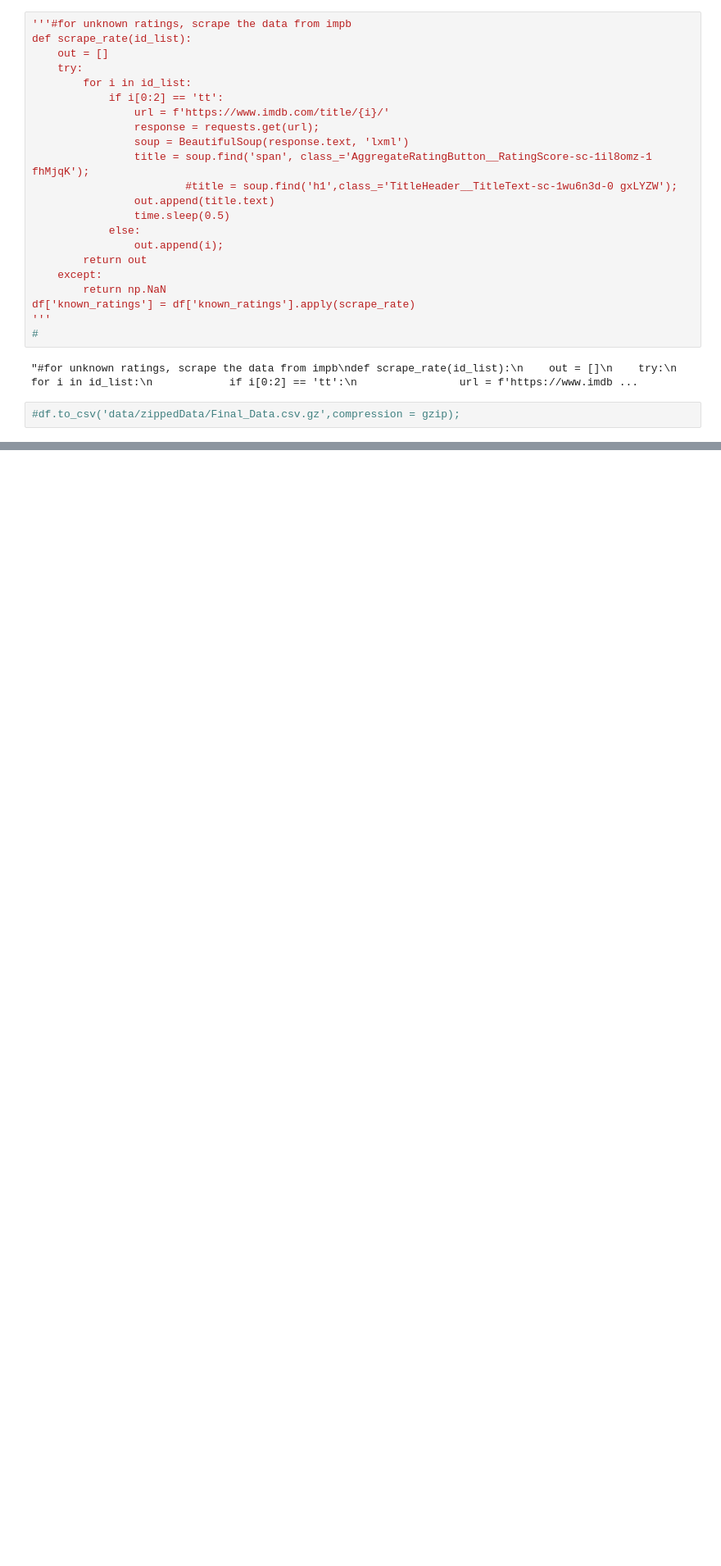
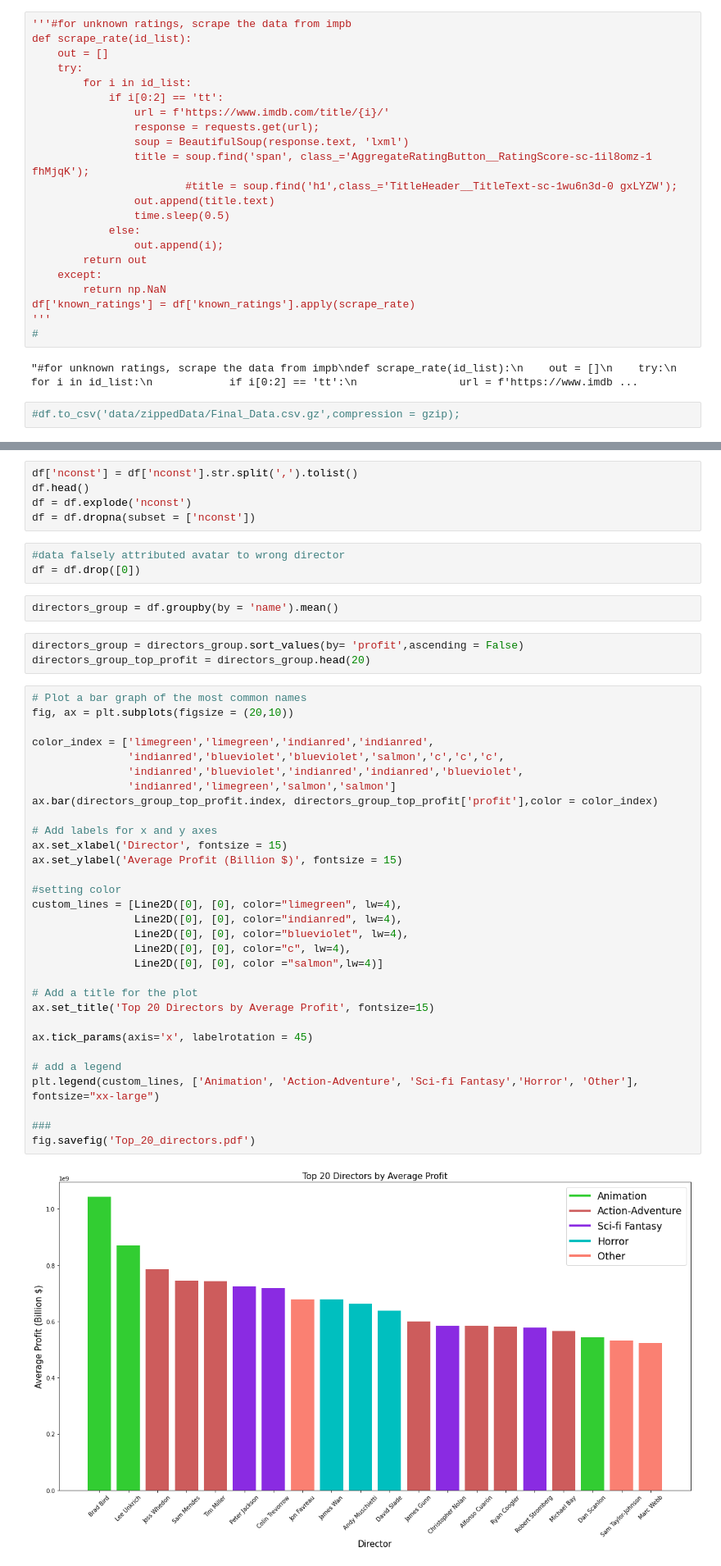
Before and after one commit to camdeman/MMA, a Jupyter notebook: Project_One.ipynb, the cells around one changed output, grey strips where cells are left out. Shown at 82% size. Saved outputs shown, nothing was run; the diff lists cells and outputs as text; blank space fills up the shorter version.

```diff
--- a/Project_One.ipynb
+++ b/Project_One.ipynb
@@ -277,0 +419,46 @@ df['known_ratings'] = df['known_ratings'].apply(scrape_rate)
+# %%
+df['nconst'] = df['nconst'].str.split(',').tolist()
+df.head()
+df = df.explode('nconst')
+df = df.dropna(subset = ['nconst'])
+# %%
+#data falsely attributed avatar to wrong director
+df = df.drop([0])
+# %%
+directors_group = df.groupby(by = 'name').mean()
+# %%
+directors_group = directors_group.sort_values(by= 'profit',ascending = False)
+directors_group_top_profit = directors_group.head(20)
+# %%
+# Plot a bar graph of the most common names
+fig, ax = plt.subplots(figsize = (20,10))
+
+color_index = ['limegreen','limegreen','indianred','indianred',
+               'indianred','blueviolet','blueviolet','salmon','c','c','c',
+               'indianred','blueviolet','indianred','indianred','blueviolet',
+               'indianred','limegreen','salmon','salmon']
+ax.bar(directors_group_top_profit.index, directors_group_top_profit['profit'],color = color_index)
+
+# Add labels for x and y axes
+ax.set_xlabel('Director', fontsize = 15)
+ax.set_ylabel('Average Profit (Billion $)', fontsize = 15)
+
+#setting color
+custom_lines = [Line2D([0], [0], color="limegreen", lw=4),
+                Line2D([0], [0], color="indianred", lw=4),
+                Line2D([0], [0], color="blueviolet", lw=4),
+                Line2D([0], [0], color="c", lw=4),
+                Line2D([0], [0], color ="salmon",lw=4)]
+
+# Add a title for the plot
+ax.set_title('Top 20 Directors by Average Profit', fontsize=15)
+
+ax.tick_params(axis='x', labelrotation = 45)
+
+# add a legend
+plt.legend(custom_lines, ['Animation', 'Action-Adventure', 'Sci-fi Fantasy','Horror', 'Other'], fontsize="xx-large")
+
+###
+fig.savefig('Top_20_directors.pdf')
+# %% [output]
+[figure, added]
```
Also changed, not shown: parts of 14 cells of this notebook, 3 other files.
